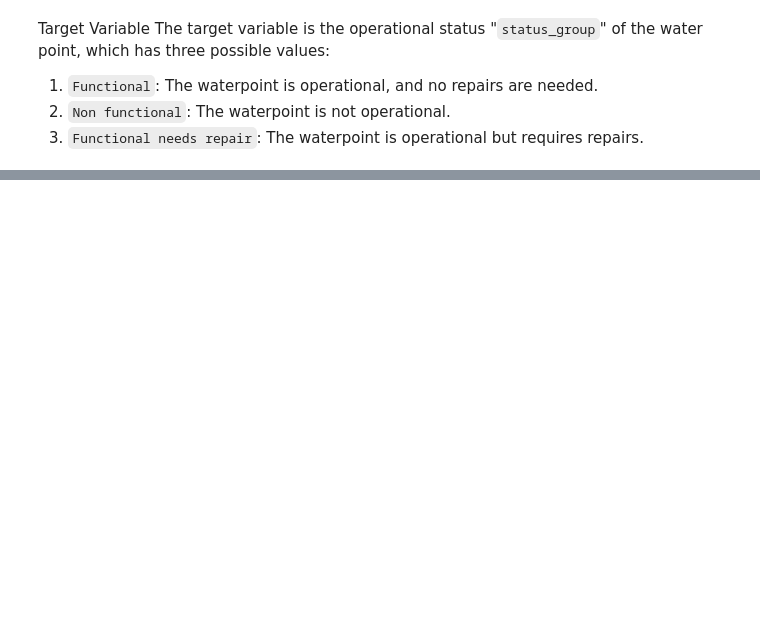
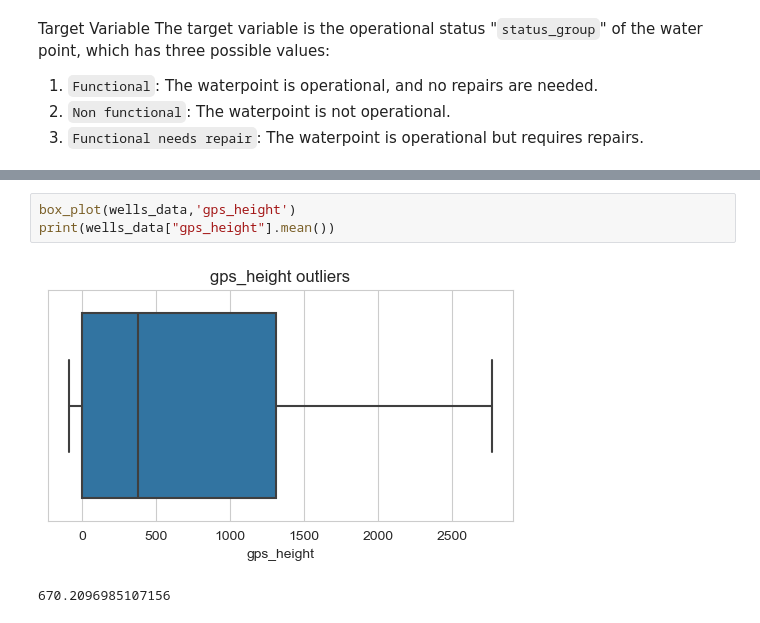
Before and after one commit to PaulMuniu/Tanzania_Water_Wells_Model, a Jupyter notebook: Tanzania_wells.ipynb, the cells around one changed output, grey strips where cells are left out. Saved outputs shown, nothing was run; the diff lists cells and outputs as text; blank space fills up the shorter version.

```diff
--- a/Tanzania_wells.ipynb
+++ b/Tanzania_wells.ipynb
@@ -183,0 +406,6 @@ The target variable is the operational status "`status_group`" of the water poin
+# %%
+box_plot(wells_data,'gps_height')
+print(wells_data["gps_height"].mean())
+# %% [output]
+[figure, added]
+670.2096985107156
```
Also changed, not shown: parts of 29 cells of this notebook.
